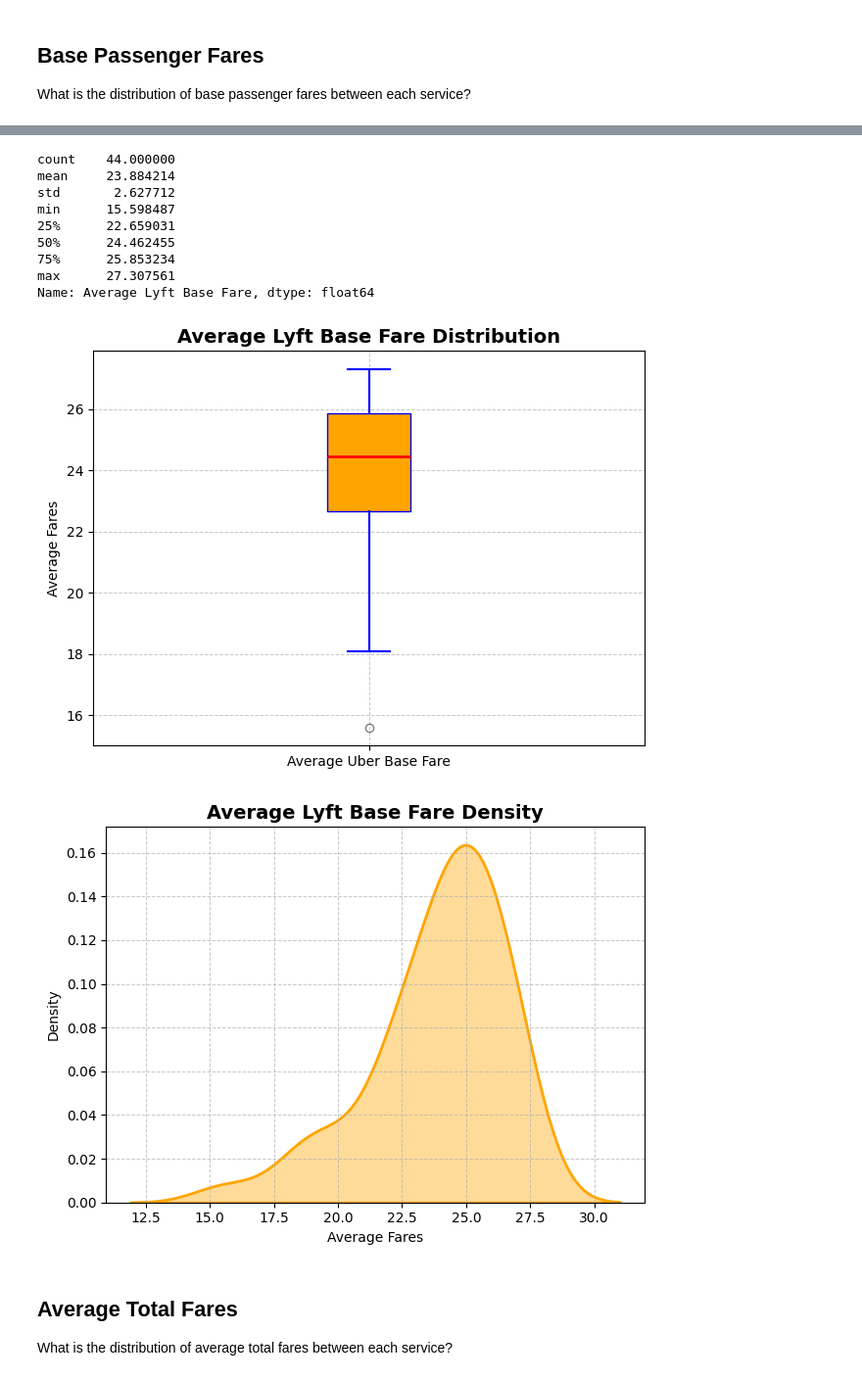
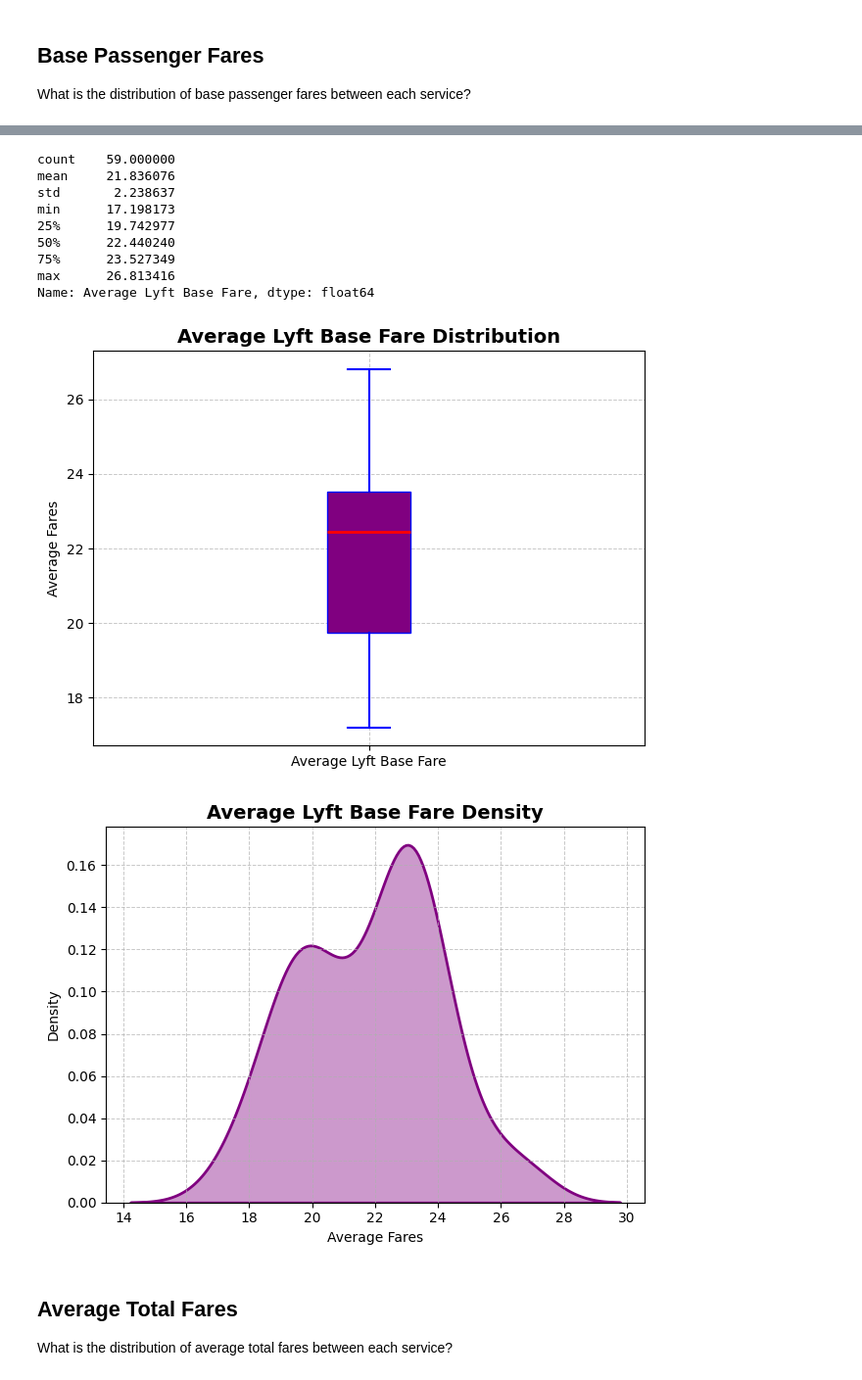
Before and after one commit to gckang/ds-nyc-ride-services-proj, a Jupyter notebook: scripts/data_analysis.ipynb, the cells around one changed output, grey strips where cells are left out. Shown at 98% size. Cells and saved outputs as stored; diff of their text form; code cells hidden in the pictures.

Commit message:
new graphcolors + new dataset

```diff
--- a/scripts/data_analysis.ipynb
+++ b/scripts/data_analysis.ipynb
@@ -6,7 +6,7 @@ import seaborn as sns
 import matplotlib.pyplot as plt
 import matplotlib.cm as cm
 # %%
-df = pd.read_csv('../data/all_fares_cleaned.csv')
+df = pd.read_csv('../data/all_fares.csv')
 # %%
 print(df.shape)
 # %% [output]
@@ -86,17 +86,17 @@ Name: Average Uber Base Fare, dtype: float64
 # %%
-fare_analysis('Average Lyft Base Fare', 'orange')
+fare_analysis('Average Lyft Base Fare', 'purple')
 # %% [output]
-count    44.000000
-mean     23.884214
-std       2.627712
-min      15.598487
-25%      22.659031
-50%      24.462455
-75%      25.853234
-max      27.307561
+count    59.000000
+mean     21.836076
+std       2.238637
+min      17.198173
+25%      19.742977
+50%      22.440240
+75%      23.527349
+max      26.813416
 Name: Average Lyft Base Fare, dtype: float64
-[figure, old version]
+[figure, new version]
-[figure, old version]
+[figure, new version]
 # %% [markdown]
 ## Average Total Fares
 What is the distribution of average total fares between each service?
```
Also changed, not shown: parts of 7 cells of this notebook.
